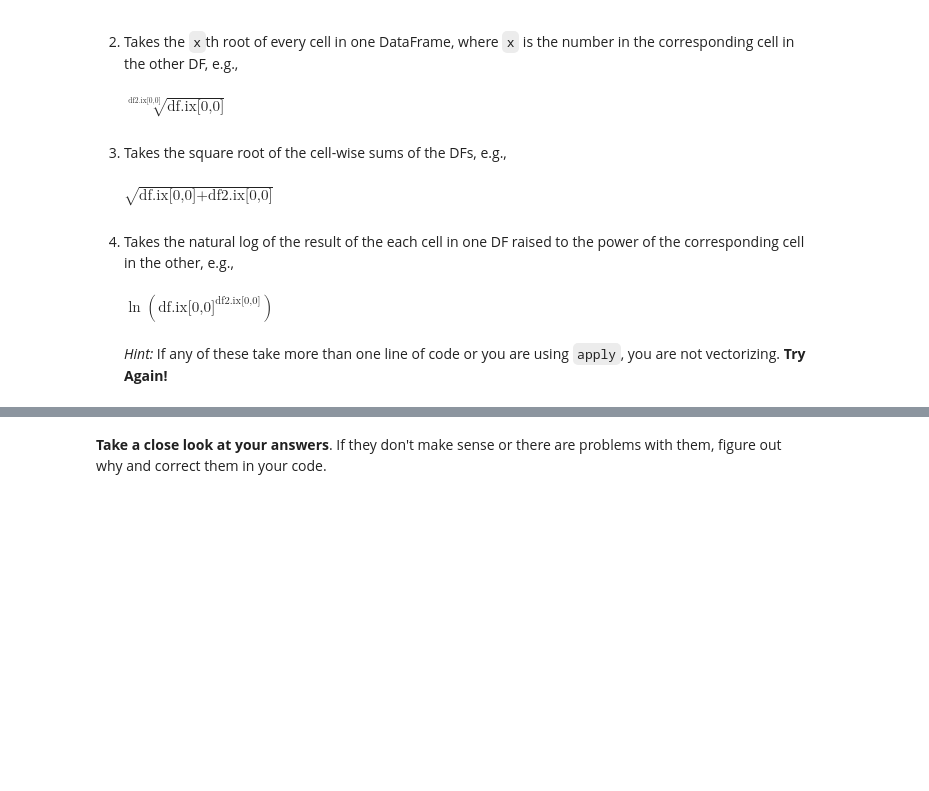
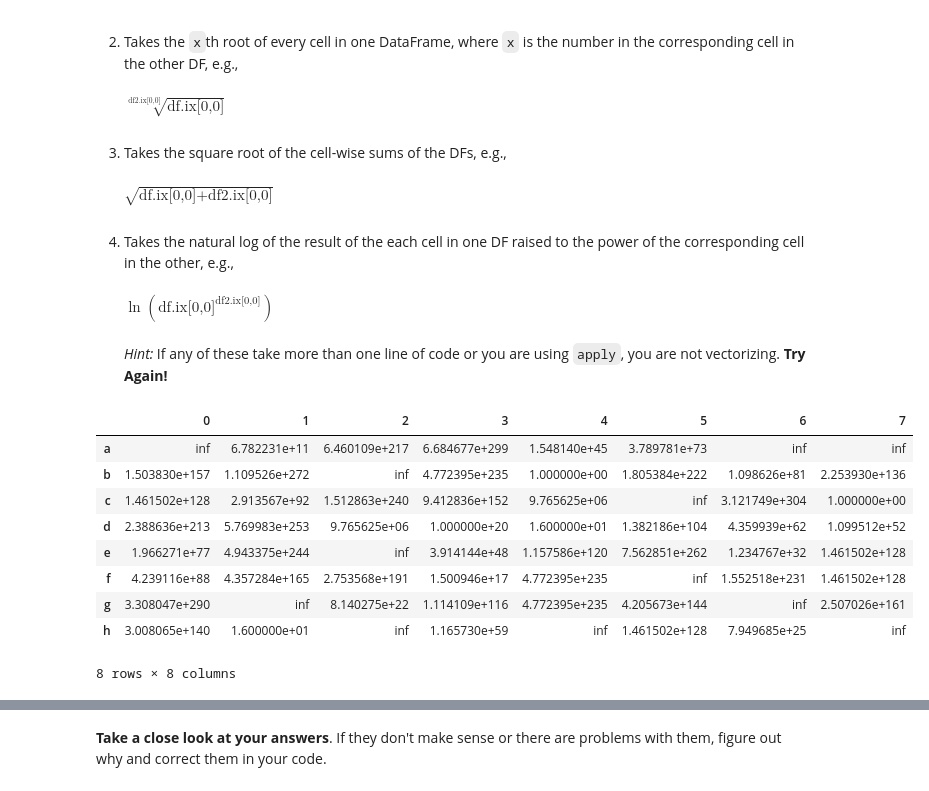
Before and after one commit to sonofmun/ESU-2014, a Jupyter notebook: Notebooks/2b -Vectorizing Operations with Pandas.ipynb, the cells around one changed output, grey strips where cells are left out. Drawn from its saved outputs; the diff is of its cells as text; code cells hidden in the pictures; blank space fills up the shorter version.

```diff
--- a/Notebooks/2b -Vectorizing Operations with Pandas.ipynb
+++ b/Notebooks/2b -Vectorizing Operations with Pandas.ipynb
@@ -100,5 +313,17 @@ Below write a small script that performs the following operations on the two Dat
 _Hint:_ If any of these take more than one line of code or you are using `apply`, you are not vectorizing.  __Try Again!__
 # %%
 # Insert your code for number 1 here.
+np.power(np.float64(df), df2)
+# %% [output]
+|  | 0 | 1 | 2 | 3 | 4 | 5 | 6 | 7 |
+| a | inf | 6.782231e+11 | 6.460109e+217 | 6.684677e+299 | 1.548140e+45 | 3.789781e+73 | inf | inf |
+| b | 1.503830e+157 | 1.109526e+272 | inf | 4.772395e+235 | 1.000000e+00 | 1.805384e+222 | 1.098626e+81 | 2.253930e+136 |
+| c | 1.461502e+128 | 2.913567e+92 | 1.512863e+240 | 9.412836e+152 | 9.765625e+06 | inf | 3.121749e+304 | 1.000000e+00 |
+| d | 2.388636e+213 | 5.769983e+253 | 9.765625e+06 | 1.000000e+20 | 1.600000e+01 | 1.382186e+104 | 4.359939e+62 | 1.099512e+52 |
+| e | 1.966271e+77 | 4.943375e+244 | inf | 3.914144e+48 | 1.157586e+120 | 7.562851e+262 | 1.234767e+32 | 1.461502e+128 |
+| f | 4.239116e+88 | 4.357284e+165 | 2.753568e+191 | 1.500946e+17 | 4.772395e+235 | inf | 1.552518e+231 | 1.461502e+128 |
+| g | 3.308047e+290 | inf | 8.140275e+22 | 1.114109e+116 | 4.772395e+235 | 4.205673e+144 | inf | 2.507026e+161 |
+| h | 3.008065e+140 | 1.600000e+01 | inf | 1.165730e+59 | inf | 1.461502e+128 | 7.949685e+25 | inf |
+8 rows × 8 columns
 # %%
 # Insert your code for number 2 here.
```
Also changed, not shown: parts of 23 cells of this notebook, 7 other files.
